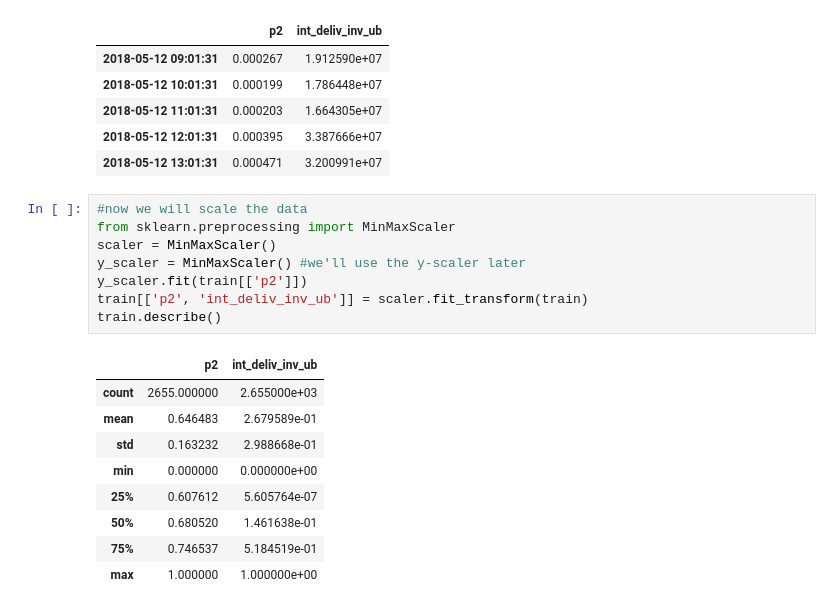
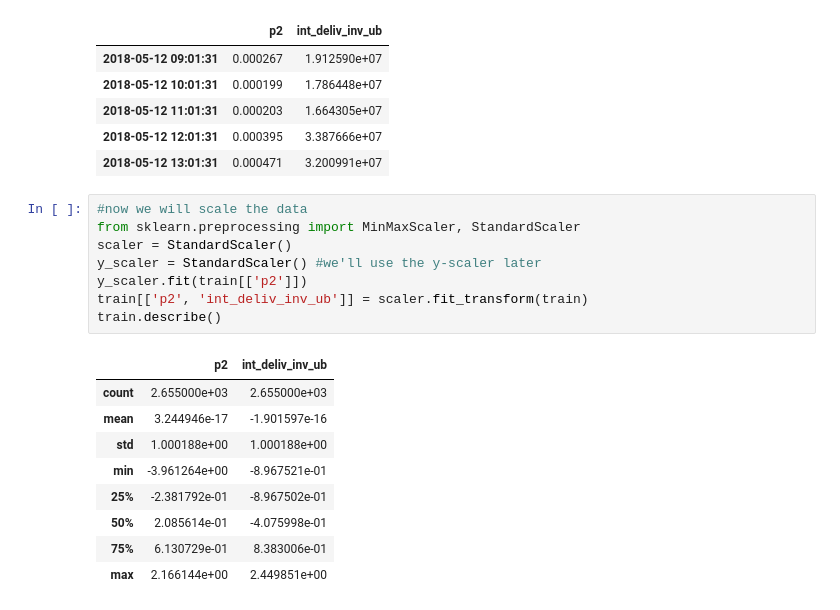
Before and after one commit to UMN-CMS/ECAL_FAIR, a Jupyter notebook: notebooks/GRU.ipynb, the cells around one changed output. Saved outputs shown, nothing was run; the diff lists cells and outputs as text.

```diff
--- a/notebooks/GRU.ipynb
+++ b/notebooks/GRU.ipynb
@@ -34,19 +34,19 @@ train.head()
 | 2018-05-12 13:01:31 | 0.000471 | 3.200991e+07 |
 # %%
 #now we will scale the data
-from sklearn.preprocessing import MinMaxScaler
-scaler = MinMaxScaler()
-y_scaler = MinMaxScaler() #we'll use the y-scaler later
+from sklearn.preprocessing import MinMaxScaler, StandardScaler
+scaler = StandardScaler()
+y_scaler = StandardScaler() #we'll use the y-scaler later
 y_scaler.fit(train[['p2']])
 train[['p2', 'int_deliv_inv_ub']] = scaler.fit_transform(train)
 train.describe()
 # %% [output]
 |  | p2 | int_deliv_inv_ub |
-| count | 2655.000000 | 2.655000e+03 |
-| mean | 0.646483 | 2.679589e-01 |
-| std | 0.163232 | 2.988668e-01 |
-| min | 0.000000 | 0.000000e+00 |
-| 25% | 0.607612 | 5.605764e-07 |
-| 50% | 0.680520 | 1.461638e-01 |
-| 75% | 0.746537 | 5.184519e-01 |
-| max | 1.000000 | 1.000000e+00 |
+| count | 2.655000e+03 | 2.655000e+03 |
+| mean | 3.244946e-17 | -1.901597e-16 |
+| std | 1.000188e+00 | 1.000188e+00 |
+| min | -3.961264e+00 | -8.967521e-01 |
+| 25% | -2.381792e-01 | -8.967502e-01 |
+| 50% | 2.085614e-01 | -4.075998e-01 |
+| 75% | 6.130729e-01 | 8.383006e-01 |
+| max | 2.166144e+00 | 2.449851e+00 |
```
Also changed, not shown: parts of 23 cells of this notebook, 3 other files.
